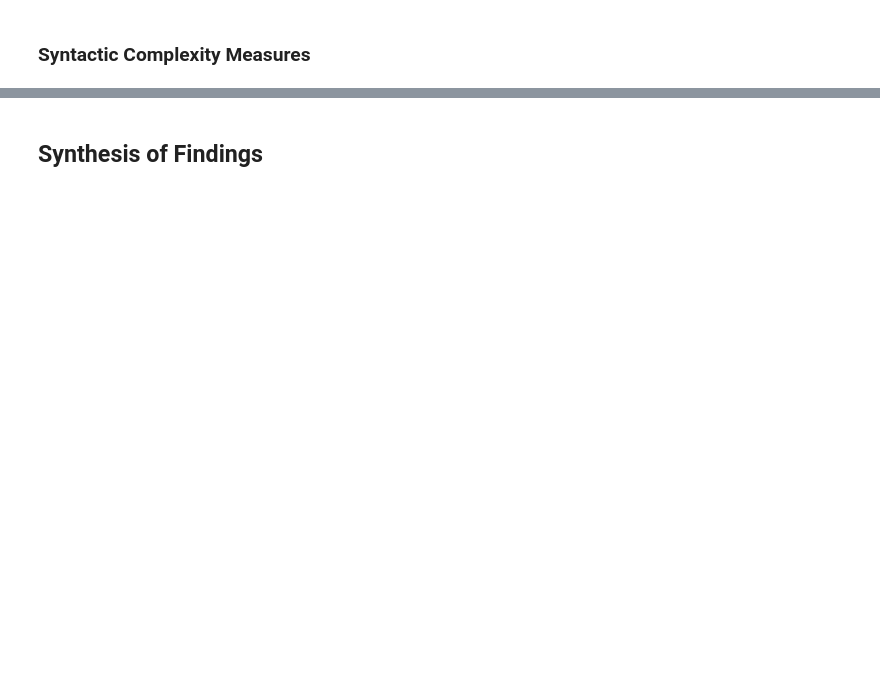
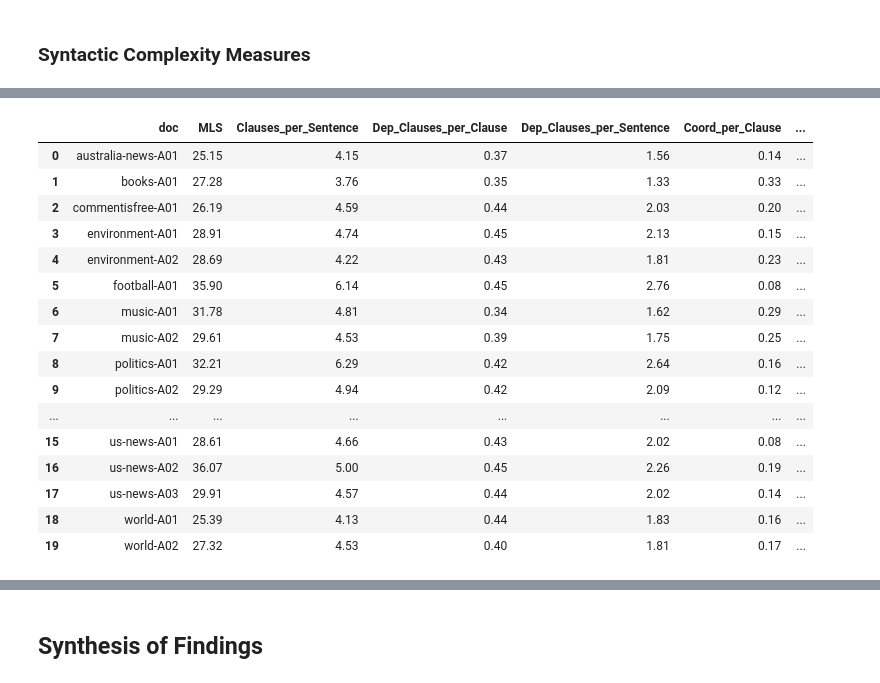
Before and after one commit to PeterdeGuzman/RAGuardianNews, a Jupyter notebook: reports/DataExploration.ipynb, the cells around one changed output, grey strips where cells are left out. Saved outputs shown, nothing was run; the diff lists cells and outputs as text; code cells hidden in the pictures; blank space fills up the shorter version.

```diff
--- a/reports/DataExploration.ipynb
+++ b/reports/DataExploration.ipynb
@@ -424,2 +519,8 @@ Write up details of Pearson Correlation results
 # %%
 # syntactic complexity measures
+# load model
+import spacy
+import pandas as pd
+import numpy as np
+
+nlp = spacy.load("en_core_web_sm")
@@ -425,0 +607,30 @@ Write up details of Pearson Correlation results
+# %%
+from IPython.display import display, HTML
+
+profiles = []
+
+for _, row in df.iterrows():
+    profile, _ = compute_syntactic_profile(row["clean_body"], doc_label=row["short_id"])
+    profiles.append(profile)
+
+syntactic_table = pd.concat(profiles, ignore_index=True)
+
+display(HTML(syntactic_table.to_html()))
+# %% [output]
+|  | doc | MLS | Clauses_per_Sentence | Dep_Clauses_per_Clause | Dep_Clauses_per_Sentence | Coord_per_Clause | ... |
+| 0 | australia-news-A01 | 25.15 | 4.15 | 0.37 | 1.56 | 0.14 | ... |
+| 1 | books-A01 | 27.28 | 3.76 | 0.35 | 1.33 | 0.33 | ... |
+| 2 | commentisfree-A01 | 26.19 | 4.59 | 0.44 | 2.03 | 0.20 | ... |
+| 3 | environment-A01 | 28.91 | 4.74 | 0.45 | 2.13 | 0.15 | ... |
+| 4 | environment-A02 | 28.69 | 4.22 | 0.43 | 1.81 | 0.23 | ... |
+| 5 | football-A01 | 35.90 | 6.14 | 0.45 | 2.76 | 0.08 | ... |
+| 6 | music-A01 | 31.78 | 4.81 | 0.34 | 1.62 | 0.29 | ... |
+| 7 | music-A02 | 29.61 | 4.53 | 0.39 | 1.75 | 0.25 | ... |
+| 8 | politics-A01 | 32.21 | 6.29 | 0.42 | 2.64 | 0.16 | ... |
+| 9 | politics-A02 | 29.29 | 4.94 | 0.42 | 2.09 | 0.12 | ... |
+| ... | ... | ... | ... | ... | ... | ... | ... |
+| 15 | us-news-A01 | 28.61 | 4.66 | 0.43 | 2.02 | 0.08 | ... |
+| 16 | us-news-A02 | 36.07 | 5.00 | 0.45 | 2.26 | 0.19 | ... |
+| 17 | us-news-A03 | 29.91 | 4.57 | 0.44 | 2.02 | 0.14 | ... |
+| 18 | world-A01 | 25.39 | 4.13 | 0.44 | 1.83 | 0.16 | ... |
+| 19 | world-A02 | 27.32 | 4.53 | 0.40 | 1.81 | 0.17 | ... |
```
Also changed, not shown: parts of 29 cells of this notebook, 5 other files.
